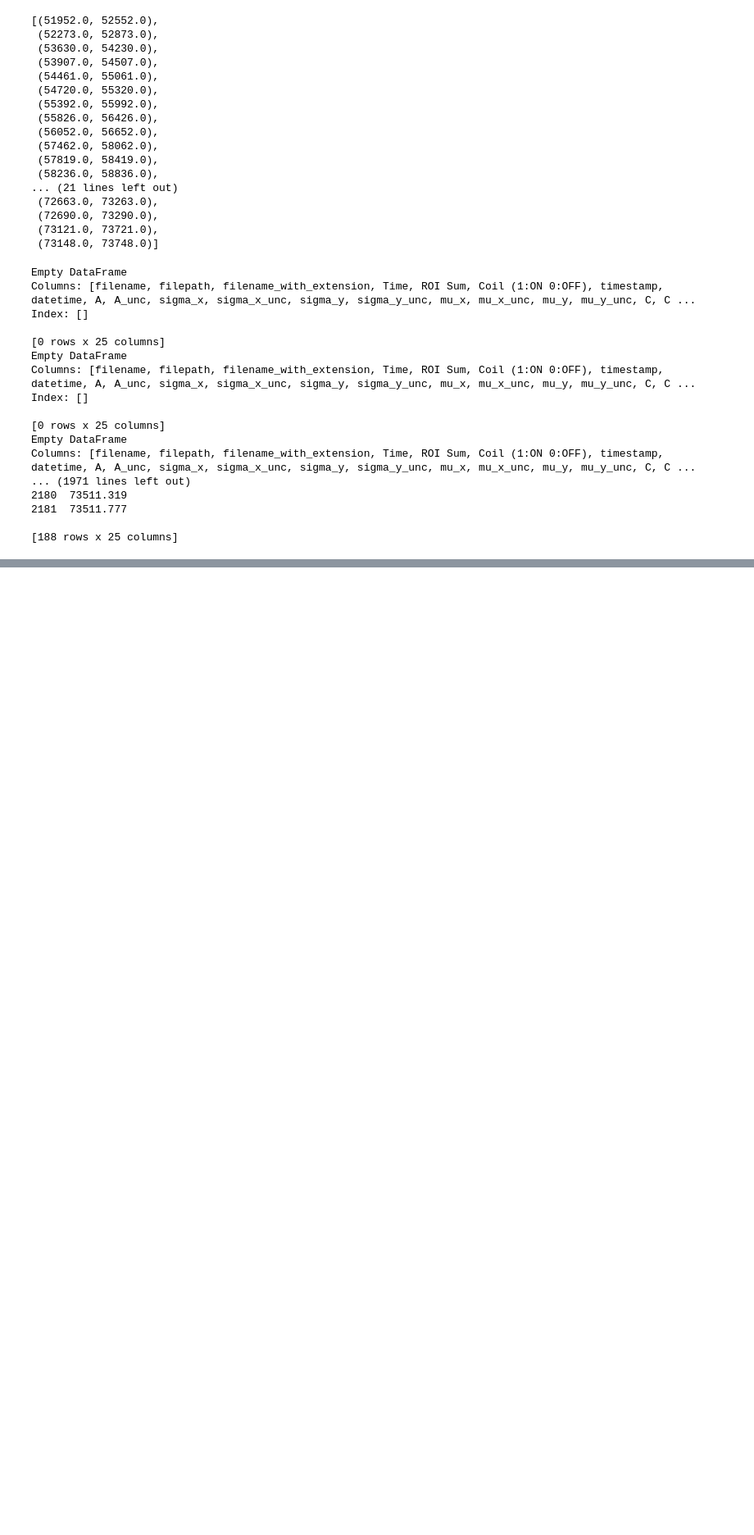
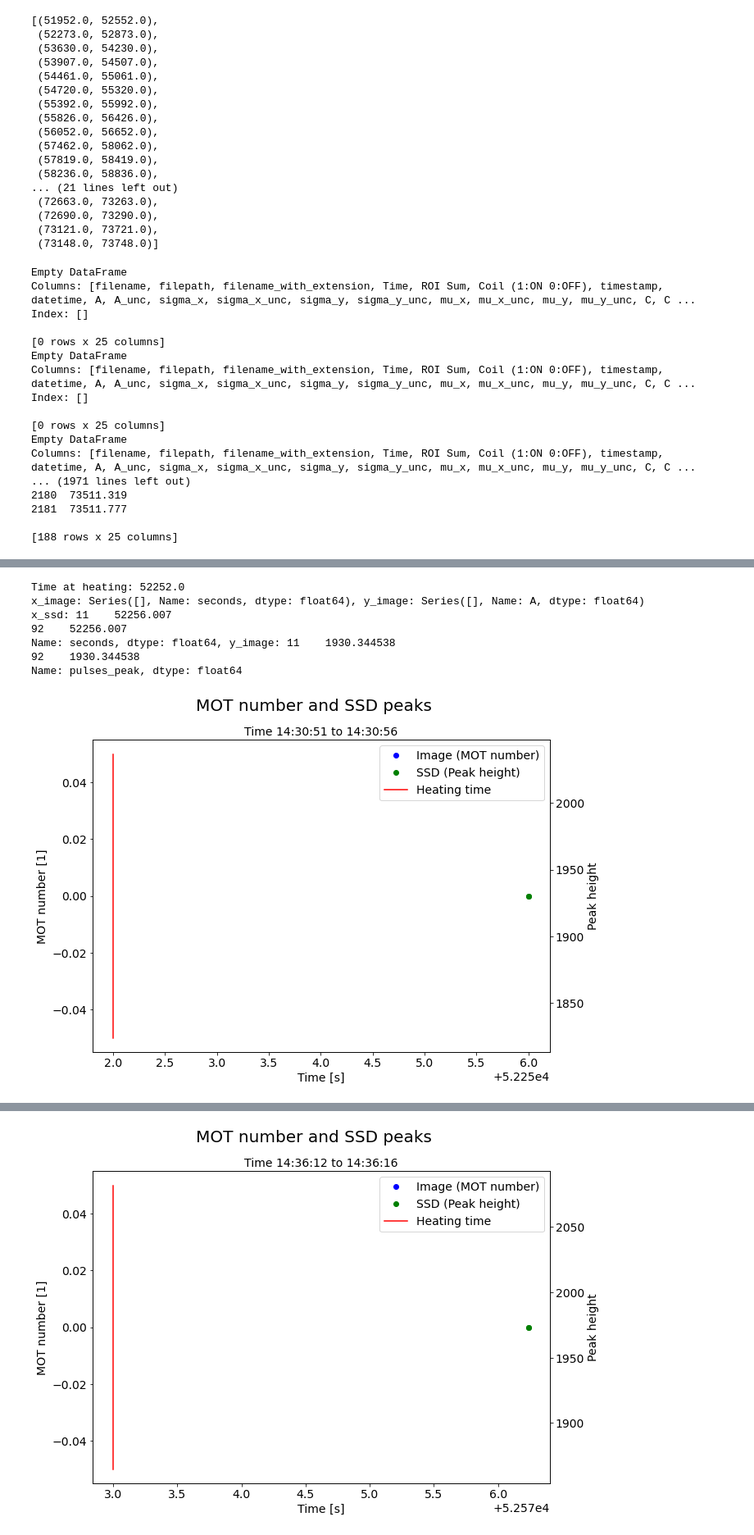
Before and after one commit to romanwixinger/data-engineering-utokyo, a Jupyter notebook: src/notebooks/source_union.ipynb, the cells around one changed output, grey strips where cells are left out. Shown at 82% size. Drawn from its saved outputs; the diff is of its cells as text; code cells hidden in the pictures; blank space fills up the shorter version.

Commit message:
[union] Finished union plots and identified interesting times.

```diff
--- a/src/notebooks/source_union.ipynb
+++ b/src/notebooks/source_union.ipynb
@@ -167,7 +167,7 @@ ssd_df_18 = pd.read_csv(ssd_analysis_result_fp_18)
 ssd_df_19 = pd.read_csv(ssd_analysis_result_fp_19)
 # %%
 # Fix datetimes
-conversion_to_datetime = lambda x: datetime.fromtimestamp(x/1000000000).strftime('%Y/%m/%d %H:%M:%S.%f')
+conversion_to_datetime = lambda x: datetime.datetime.fromtimestamp(x/1000000000).strftime('%Y/%m/%d %H:%M:%S.%f')
 ssd_df_18["datetime"] = ssd_df_18["timestamp_ns"].apply(conversion_to_datetime)
 ssd_df_19["datetime"] = ssd_df_19["timestamp_ns"].apply(conversion_to_datetime)
 # %%
@@ -249,21 +249,3 @@ Columns: [filename, filepath, filename_with_extension, Time, ROI Sum, Coil (1:ON
 2181  73511.777
 
 [188 rows x 25 columns]
-# %%
-for t, image_df, ssd_df in zip(ht_df_18["seconds"], queried_image_dfs, queried_ssd_dfs):
-
-  # Heating time
-  plt.plot(t, [1], "go", label="Heating time")
-
-  # Image
-  x_image = image_df["seconds"]
-  y_image = image_df["A"]
-  plt.plot(x_image, y_image, "bo", label="Image times")
-
-  # SSD
-  x_ssd = ssd_df["seconds"]
-  y_ssd = ssd_df["pulses_peak"]
-  plt.plot(x_ssd, y_ssd, "ro", label="SSD times")
-
-  plt.legend()
-  plt.show()
@@ -283,0 +252,59 @@ for t, image_df, ssd_df in zip(ht_df_18["seconds"], queried_image_dfs, queried_s
+# %%
+for t, image_df, ssd_df in zip(ht_df_18["seconds"], queried_image_dfs, queried_ssd_dfs):
+
+  # Create plot
+  fig, ax = plt.subplots()
+
+  # Image
+  x_image = image_df["seconds"]
+  y_image = image_df["A"]
+  line1, = ax.plot(x_image, y_image, "bo", label="Image (MOT number)")
+  ax.set_xlabel("Time [s]", fontsize = 14)
+  ax.set_ylabel("MOT number [1]", fontsize = 14)
+
+  # SSD
+  x_ssd = ssd_df["seconds"]
+  y_ssd = ssd_df["pulses_peak"]
+  ax2 = ax.twinx()
+  line2, = ax2.plot(x_ssd, y_ssd, "go", label="SSD (Peak height)")
+  ax2.set_ylabel("Peak height", fontsize=14)
+
+  # Heating time
+  ymin, ymax = ax2.get_ylim()
+  line3, = ax2.plot([t, t], [ymin, ymax], "r-", label="Heating time")
+
+  # Title
+  xmin, xmax = ax2.get_xlim()
+  title = f"Time {datetime.timedelta(seconds=int(xmin))} to {datetime.timedelta(seconds=int(xmax))}"
+  if len(image_df.index) > 0:
+    first_filename = image_df.iloc[0]["filename"]
+    last_filename = image_df.iloc[-1]["filename"]
+    title = title + f", Image {first_filename} to {last_filename}"
+  plt.title(title, fontsize=14)
+
+  # Subtitle
+  fig.suptitle(f'MOT number and SSD peaks', fontsize=20)
+
+  # Print
+  print(f"Time at heating: {t}")
+  print(f"x_image: {x_image}, y_image: {y_image}")
+  print(f"x_ssd: {x_ssd}, y_image: {y_ssd}")
+
+  # Legend
+  ax.legend(handles=[line1, line2, line3])
+
+  # Save
+  fname = filepath_drive + "/results" + "/Sunday_Fr_1300_to_2100_min_signal0_nref500_deadp2" + f"/union_plot_{datetime.timedelta(seconds=int(t))}.png"
+  fig.savefig(fname=fname)
+
+  # Show
+  plt.show()
+# %% [output]
+Time at heating: 52252.0
+x_image: Series([], Name: seconds, dtype: float64), y_image: Series([], Name: A, dtype: float64)
+x_ssd: 11    52256.007
+92    52256.007
+Name: seconds, dtype: float64, y_image: 11    1930.344538
+92    1930.344538
+Name: pulses_peak, dtype: float64
+[figure, added]
@@ -283,0 +318 @@ for t, image_df, ssd_df in zip(ht_df_18["seconds"], queried_image_dfs, queried_s
+[figure, added]
```
Also changed, not shown: parts of 17 cells of this notebook.
